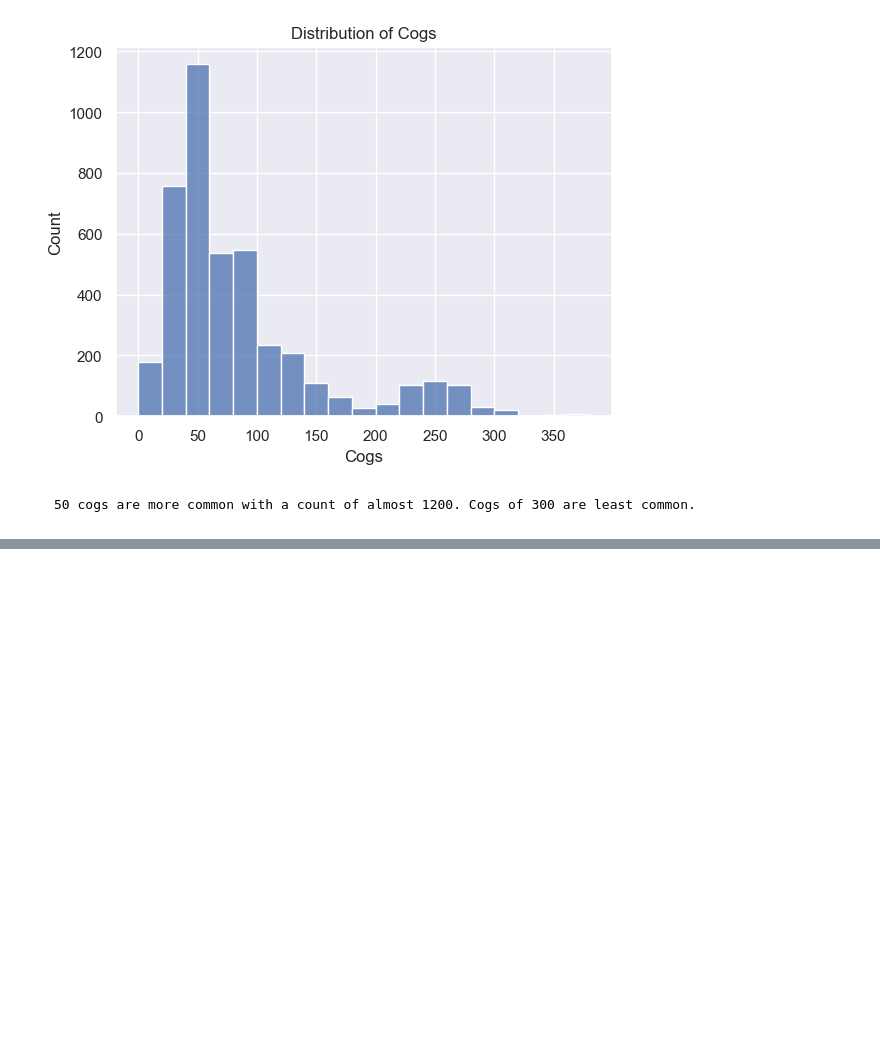
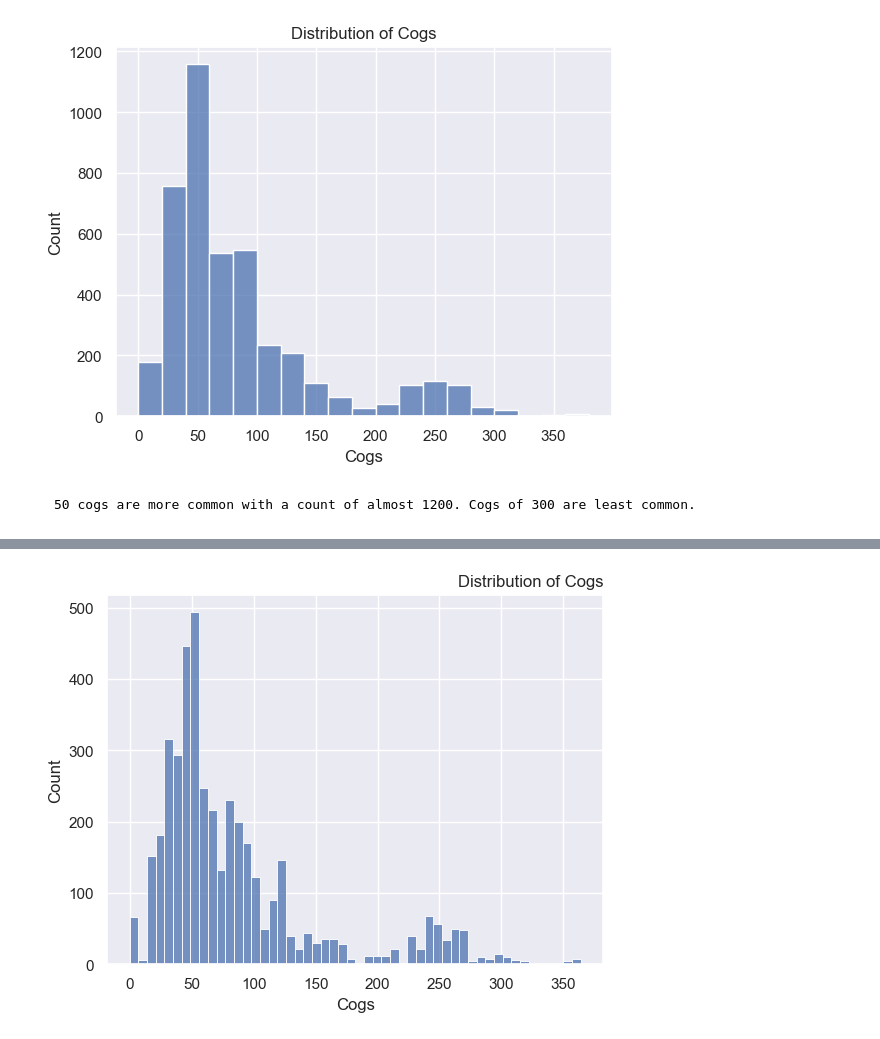
Before and after one commit to alishanstyles/CoffeeChain, a Jupyter notebook: startercode.ipynb, the cells around one changed output, grey strips where cells are left out. Cells and saved outputs as stored; diff of their text form; code cells hidden in the pictures; blank space fills up the shorter version.

Commit message:
working on visualizations

```diff
--- a/startercode.ipynb
+++ b/startercode.ipynb
@@ -786,0 +795,7 @@ Name: count, Length: 173, dtype: int64
+# %%
+# Can move The title to the right of the hisogram
+sns.histplot(data = df,
+             x ='Cogs')
+plt.title('Distribution of Cogs', loc = 'right');
+# %% [output]
+[figure, added]
```
Also changed, not shown: parts of 9 cells of this notebook, 1 other file.
